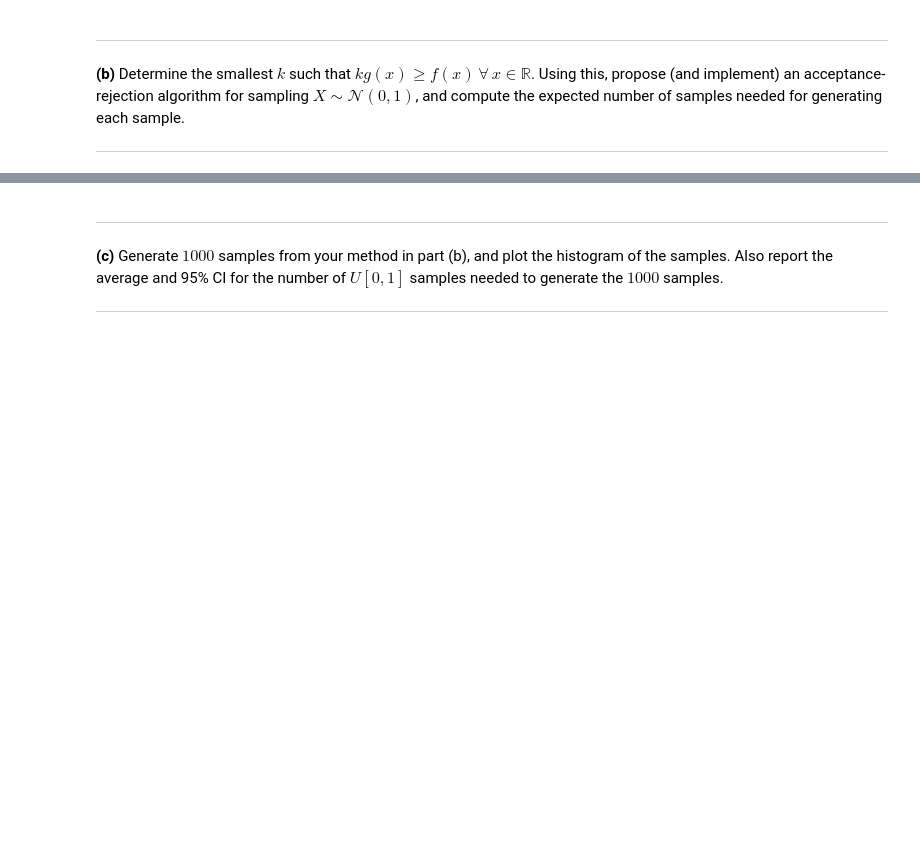
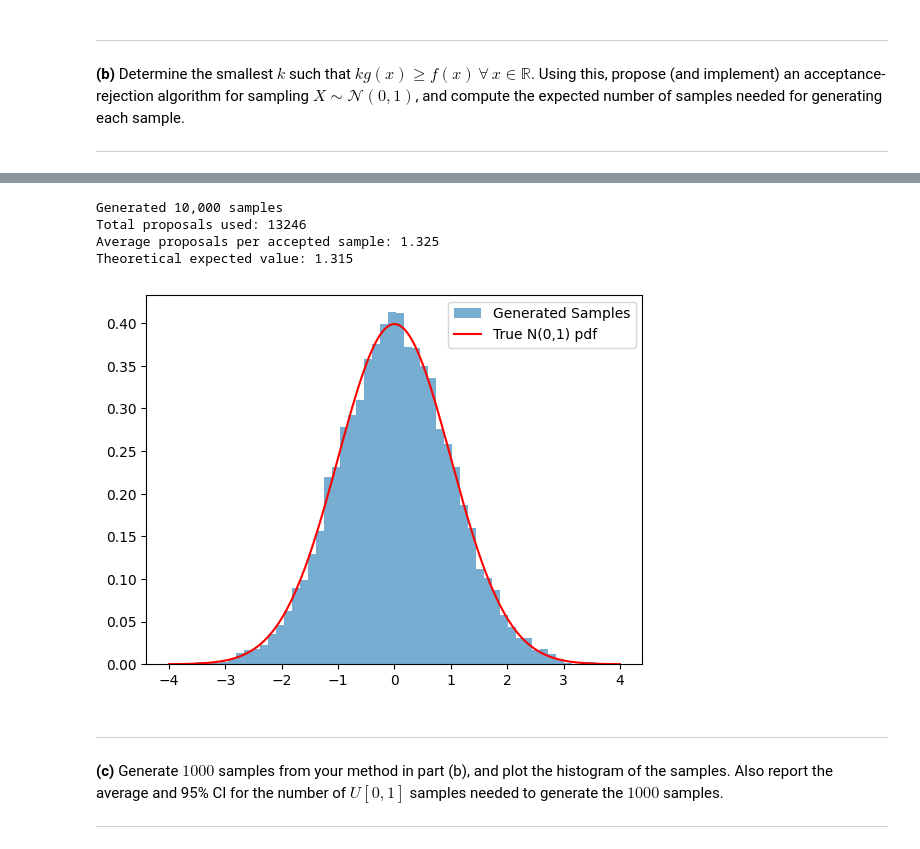
Before and after one commit to Mingfei-L6/4580, a Jupyter notebook: orie_4580_HW3.ipynb, the cells around one changed output, grey strips where cells are left out. Drawn from its saved outputs; the diff is of its cells as text; code cells hidden in the pictures; blank space fills up the shorter version.

```diff
--- a/orie_4580_HW3.ipynb
+++ b/orie_4580_HW3.ipynb
@@ -509,3 +552,46 @@ print(laplace_inverse(10))
+# %%
+import numpy as np
+import matplotlib.pyplot as plt
+# target normal dist
+def f(x):
+    return (1 / np.sqrt(2 * np.pi)) * np.exp(-x**2 / 2)
+#proposed laplace dist
+def g(x):
+    return 0.5 * np.exp(-np.abs(x))
+k = np.sqrt(2 * np.e / np.pi)
+# acceptance-rejection sampler
+def sample_normal_ar(n_samples=1000):
+    samples = []
+    trials = 0
+    while len(samples) < n_samples:
+        Y = laplace_inverse(1)[0]    # proposal sample
+        U = np.random.rand()
+        trials += 1
+        if U <= f(Y) / (k * g(Y)):   # accept condition
+            samples.append(Y)
+    return np.array(samples), trials
+
+samples, trials = sample_normal_ar(10000)
+
+print("Generated 10,000 samples")
+print(f"Total proposals used: {trials}")
+print(f"Average proposals per accepted sample: {trials / len(samples):.3f}")
+print(f"Theoretical expected value: {k:.3f}")
+
+# Plot histogram vs. true density
+x = np.linspace(-4, 4, 200)
+plt.hist(samples, bins=50, density=True, alpha=0.6, label="Generated Samples")
+plt.plot(x, f(x), 'r-', label="True N(0,1) pdf")
+plt.legend()
+plt.show()
+
+# We used ChatGPT to assist in the code and derivation of k
+# %% [output]
+Generated 10,000 samples
+Total proposals used: 13246
+Average proposals per accepted sample: 1.325
+Theoretical expected value: 1.315
+[figure, added]
 # %% [markdown]
 <hr>
 
```
Also changed, not shown: parts of 14 cells of this notebook.
